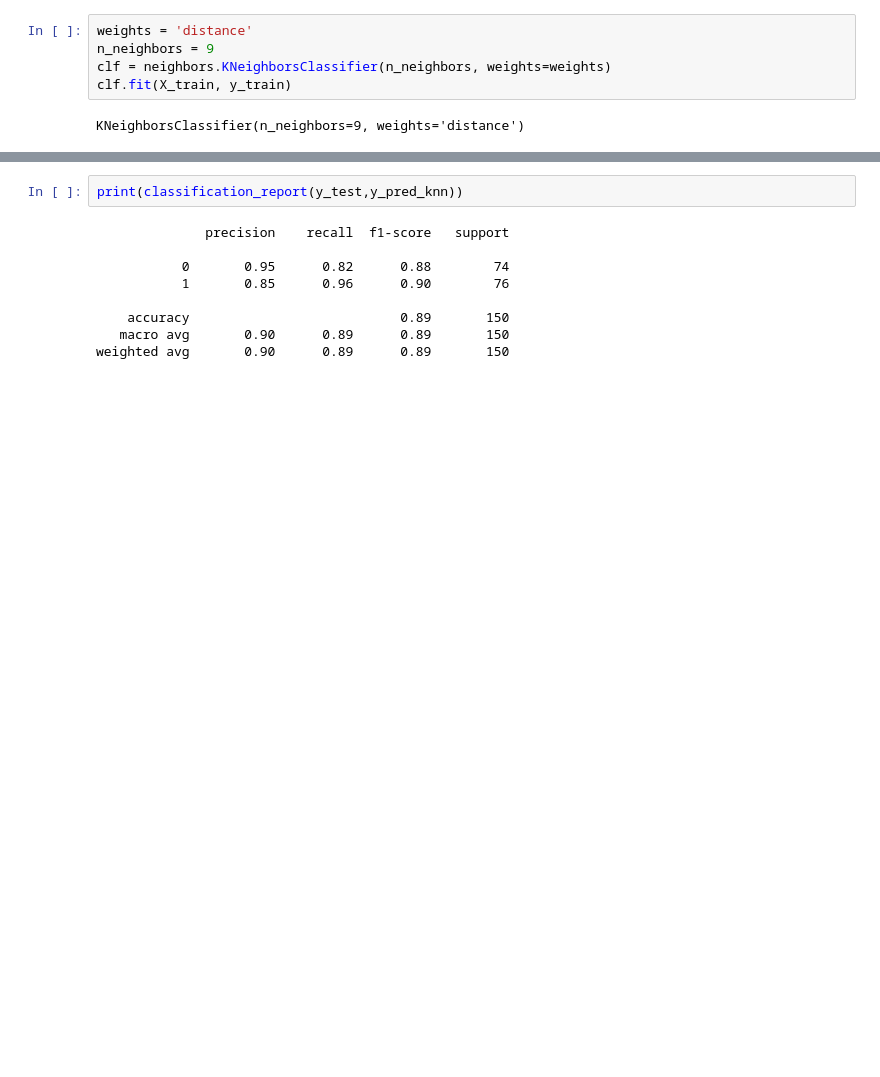
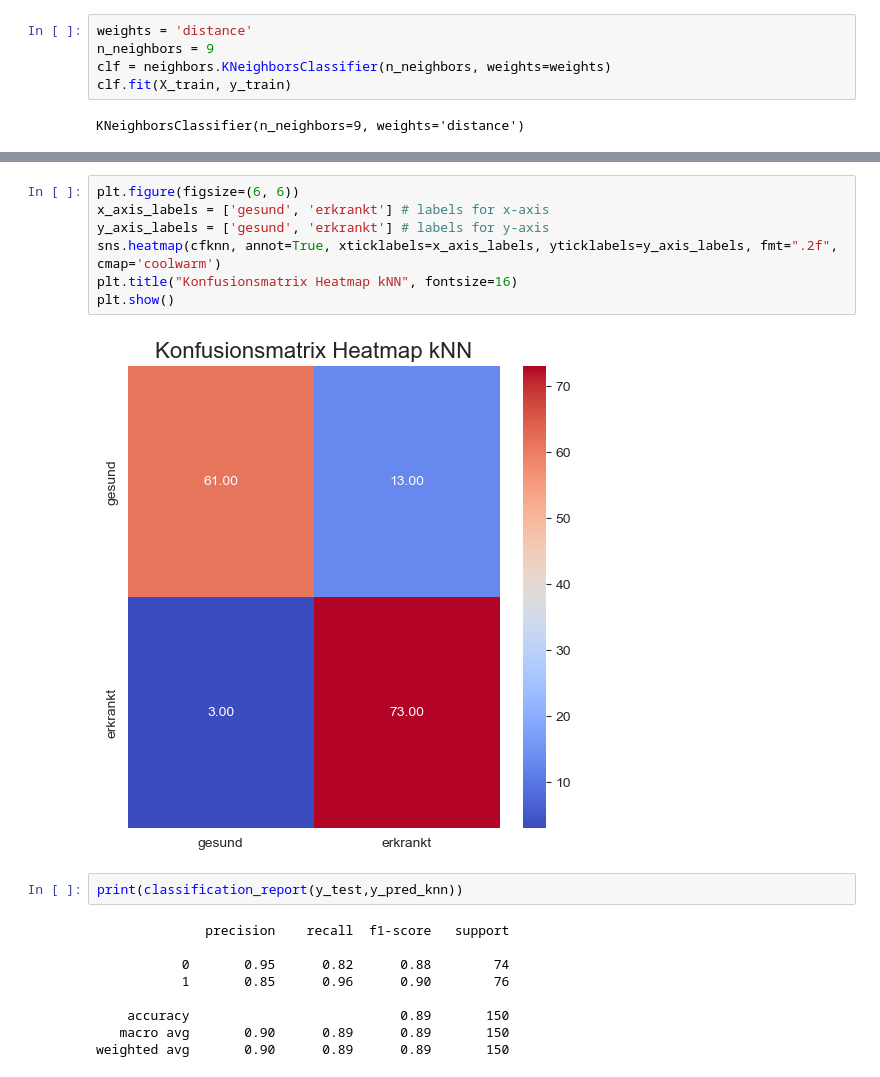
Before and after one commit to Schmiddyyy/DASC-2024, a Jupyter notebook: Abschlussaufgabe/Diabetes_DS/Diabetes_ScriptNAN.ipynb, the cells around one changed output, grey strips where cells are left out. Saved outputs shown, nothing was run; the diff lists cells and outputs as text; blank space fills up the shorter version.

```diff
--- a/Abschlussaufgabe/Diabetes_DS/Diabetes_ScriptNAN.ipynb
+++ b/Abschlussaufgabe/Diabetes_DS/Diabetes_ScriptNAN.ipynb
@@ -439,3 +495,12 @@ pd.crosstab(y_test, y_pred_knn, rownames=['True'], colnames=['Predicted'], margi
+# %%
+plt.figure(figsize=(6, 6))
+x_axis_labels = ['gesund', 'erkrankt'] # labels for x-axis
+y_axis_labels = ['gesund', 'erkrankt'] # labels for y-axis
+sns.heatmap(cfknn, annot=True, xticklabels=x_axis_labels, yticklabels=y_axis_labels, fmt=".2f", cmap='coolwarm')
+plt.title("Konfusionsmatrix Heatmap kNN", fontsize=16)
+plt.show()
+# %% [output]
+[figure, added]
 # %%
 print(classification_report(y_test,y_pred_knn))
 # %% [output]
```
Also changed, not shown: parts of 27 cells of this notebook.
